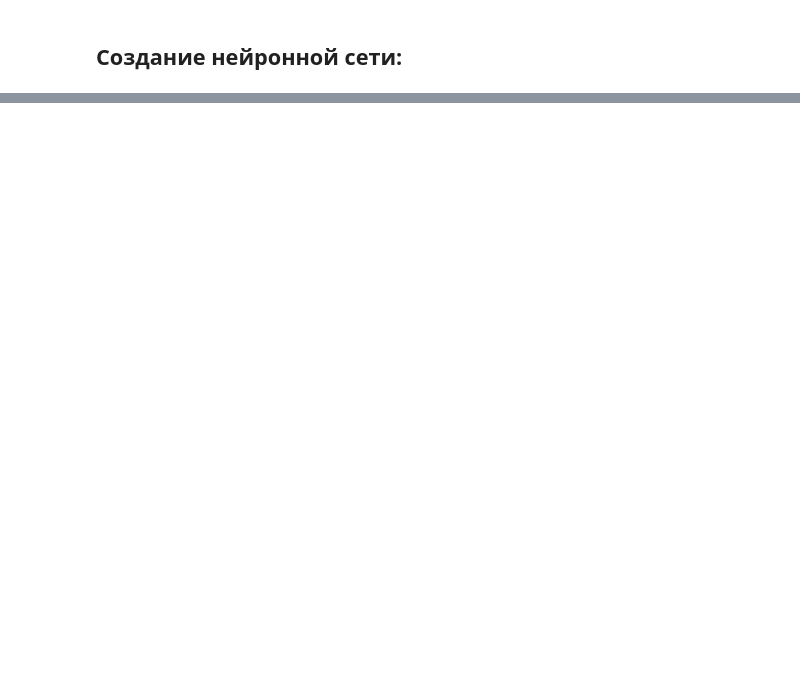
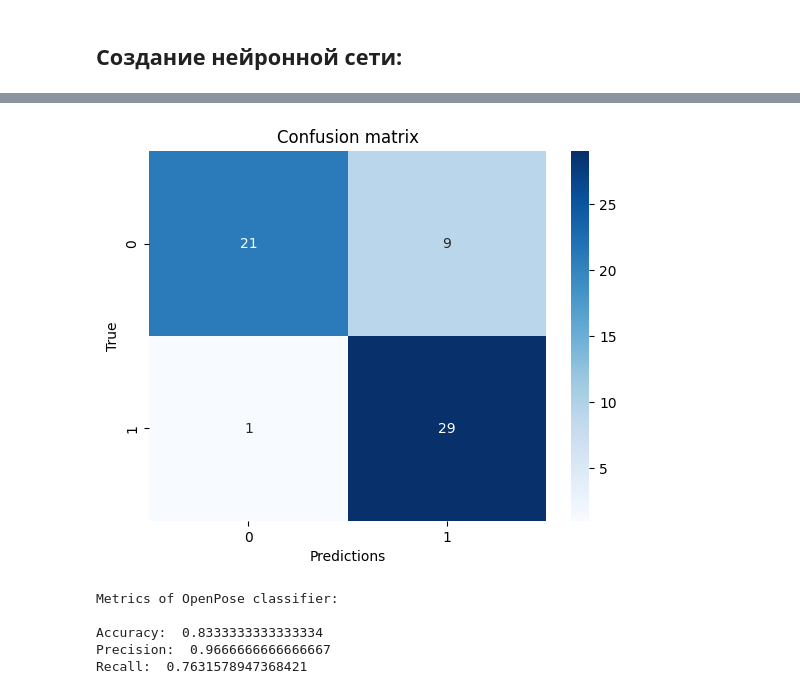
Before and after one commit to vituhaa/Healthy-Posture, a Jupyter notebook: keras_openpose.ipynb, the cells around one changed output, grey strips where cells are left out. Cells and saved outputs as stored; diff of their text form; code cells hidden in the pictures; blank space fills up the shorter version.

Commit message:
keras classifier added, openpose dataset was made

```diff
--- a/keras_openpose.ipynb
+++ b/keras_openpose.ipynb
@@ -671,0 +840,46 @@ keras_model = keras.Model(inputs=input, outputs=output)
+# %%
+model = tf.keras.models.load_model('openpose_classifier_model.h5')
+true_categories = []
+pred_categories = []
+for classes in os.listdir(test_path):
+  class_path = test_path + '/' + classes
+  for photo in os.listdir(class_path):
+    photo_path = test_path + '/' + classes + '/' + photo
+    true_categories.append(classes)
+    img = cv2.imread(photo_path)
+    img = cv2.resize(img, (64, 64))
+    img = tf.keras.preprocessing.image.img_to_array(img)
+    img = np.expand_dims(img, axis=0)
+
+    prediction = model.predict(img, verbose=0)[0][0]
+    category = 0
+    if prediction >= 0.5:
+      category = 1
+    else:
+      category = 0
+    pred_categories.append(category)
+
+true_labels = []
+for x in true_categories:
+  if x == 'bad':
+    true_labels.append(0)
+  else:
+    true_labels.append(1)
+# %%
+saved_model = tf.keras.models.load_model('openpose_classifier_model.h5')
+
+matrix = confusion_matrix(true_labels, pred_categories)
+sns.heatmap(matrix, annot=True, fmt='d', cmap='Blues')
+plt.xlabel('Predictions')
+plt.ylabel('True')
+plt.title('Confusion matrix')
+plt.show()
+
+accuracy = accuracy_score(pred_categories, true_labels)
+precision = precision_score(pred_categories, true_labels)
+recall = recall_score(pred_categories, true_labels)
+print("Metrics of OpenPose classifier: \n")
+print("Accuracy: ", accuracy)
+print("Precision: ", precision)
+print("Recall: ", recall)
+# %% [output]
@@ -671,0 +887,6 @@ keras_model = keras.Model(inputs=input, outputs=output)
+[figure, added]
+Metrics of OpenPose classifier:
+
+Accuracy:  0.8333333333333334
+Precision:  0.9666666666666667
+Recall:  0.7631578947368421
```
Also changed, not shown: parts of 58 cells of this notebook.
